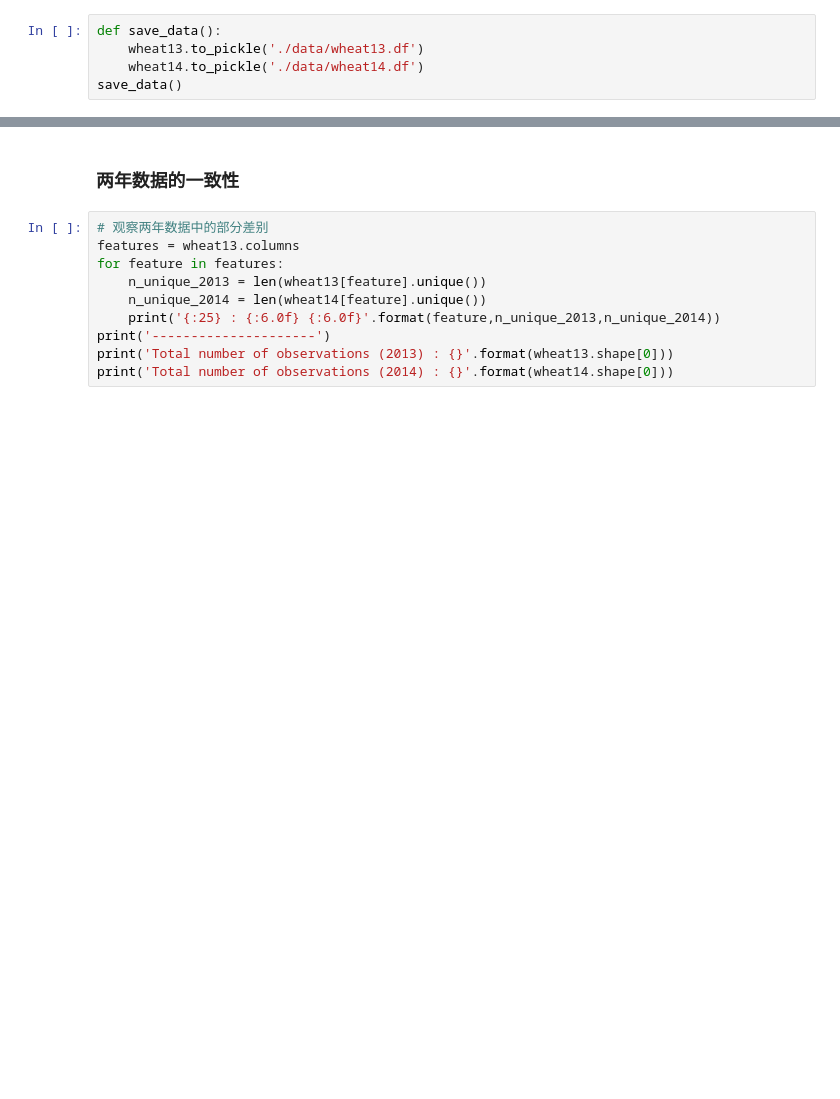
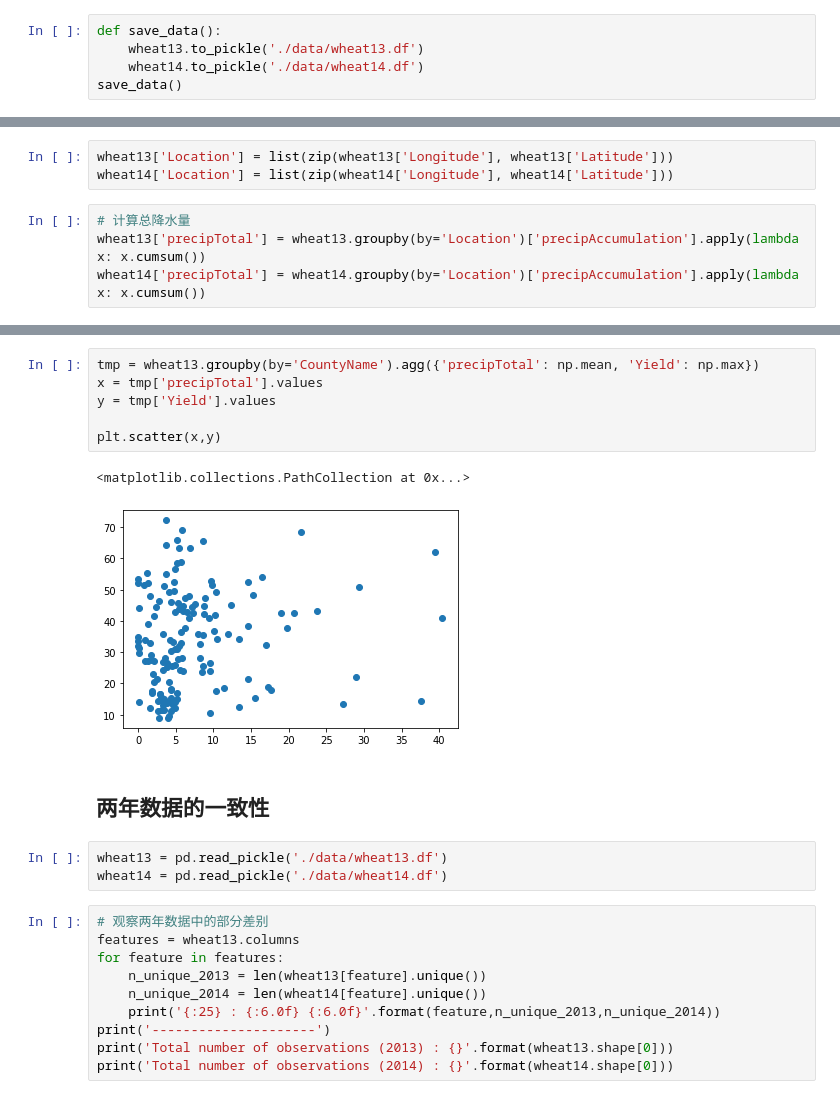
Before and after one commit to aoba98/bishe, a Jupyter notebook: 美国小麦.ipynb, the cells around one changed output, grey strips where cells are left out. Saved outputs shown, nothing was run; the diff lists cells and outputs as text; blank space fills up the shorter version.

```diff
--- a/美国小麦.ipynb
+++ b/美国小麦.ipynb
@@ -173,0 +181,7 @@ save_data()
+# %%
+wheat13['Location'] = list(zip(wheat13['Longitude'], wheat13['Latitude']))
+wheat14['Location'] = list(zip(wheat14['Longitude'], wheat14['Latitude']))
+# %%
+# 计算总降水量
+wheat13['precipTotal'] = wheat13.groupby(by='Location')['precipAccumulation'].apply(lambda x: x.cumsum())
+wheat14['precipTotal'] = wheat14.groupby(by='Location')['precipAccumulation'].apply(lambda x: x.cumsum())
@@ -174,5 +215,17 @@ save_data()
+# %%
+tmp = wheat13.groupby(by='CountyName').agg({'precipTotal': np.mean, 'Yield': np.max})
+x = tmp['precipTotal'].values
+y = tmp['Yield'].values
+
+plt.scatter(x,y)
+# %% [output]
+<matplotlib.collections.PathCollection at 0x...>
+[figure, added]
 # %% [markdown]
-### 两年数据的一致性
+## 两年数据的一致性
+# %%
+wheat13 = pd.read_pickle('./data/wheat13.df')
+wheat14 = pd.read_pickle('./data/wheat14.df')
 # %%
 # 观察两年数据中的部分差别
 features = wheat13.columns
```
Also changed, not shown: parts of 40 cells of this notebook, 3 other files.
